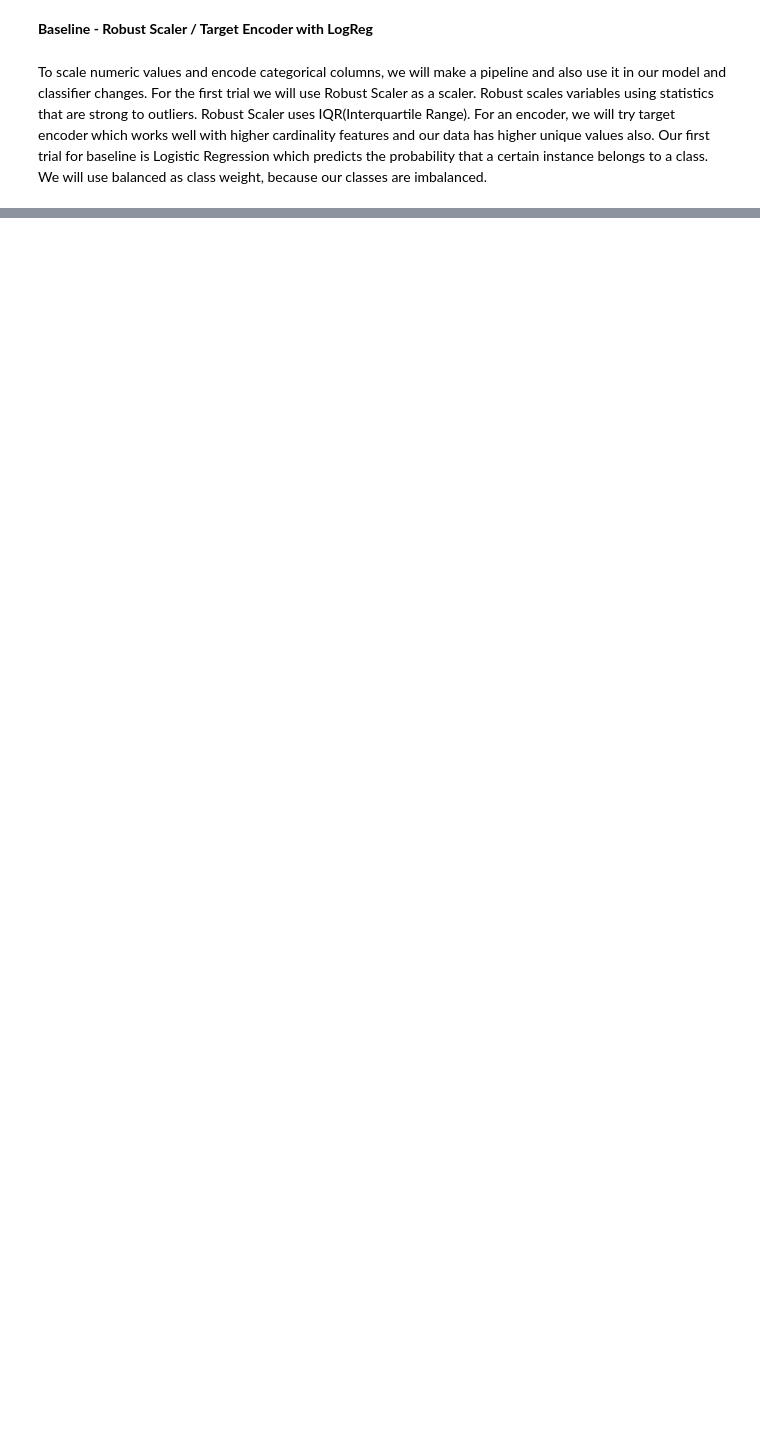
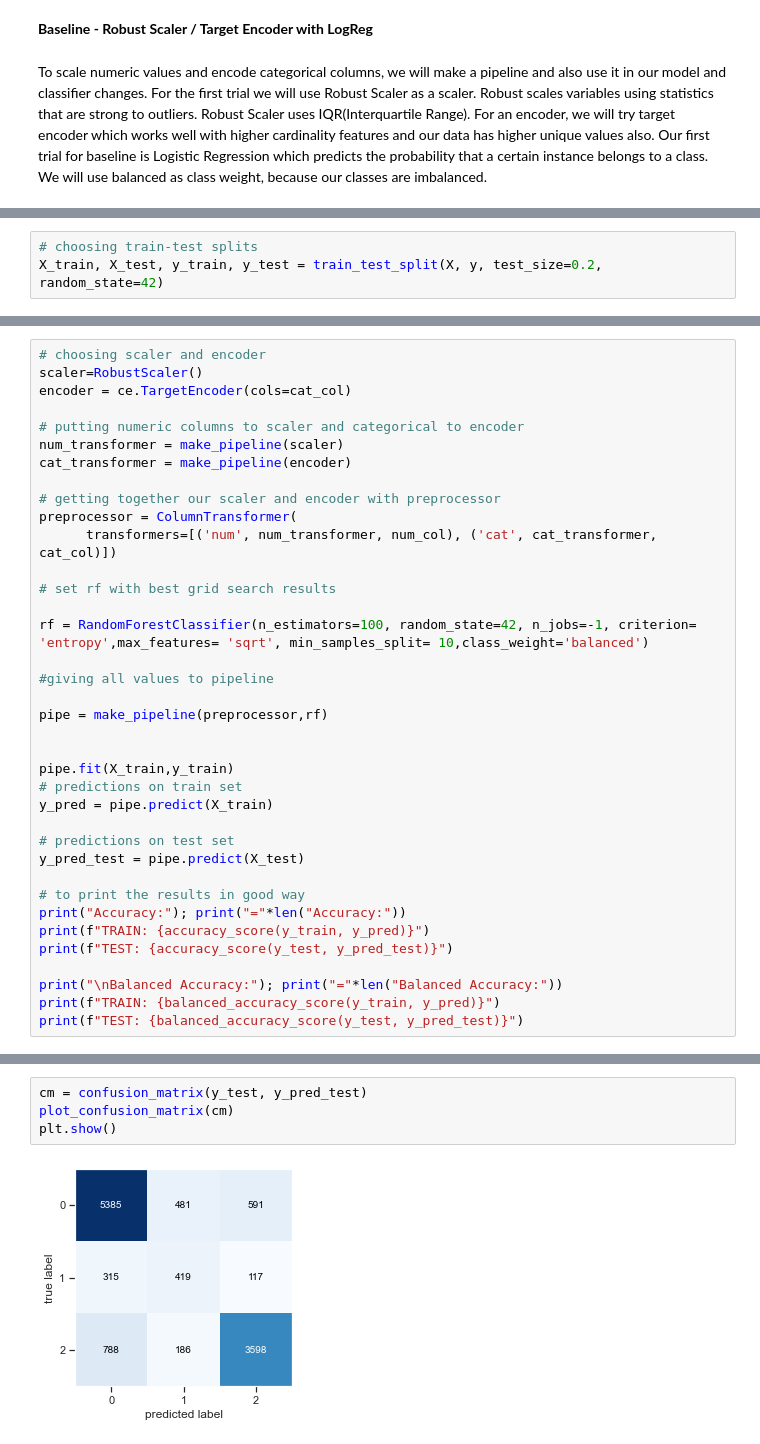
Before and after one commit to GaturaN/Tanzania_water_wells, a Jupyter notebook: modelling.ipynb, the cells around one changed output, grey strips where cells are left out. Cells and saved outputs as stored; diff of their text form; blank space fills up the shorter version.

```diff
--- a/modelling.ipynb
+++ b/modelling.ipynb
@@ -242,0 +534,3 @@ ValueError: A given column is not a column of the dataframe
+# %%
+# choosing train-test splits
+X_train, X_test, y_train, y_test = train_test_split(X, y, test_size=0.2, random_state=42)
@@ -242,0 +541,37 @@ ValueError: A given column is not a column of the dataframe
+# %%
+# choosing scaler and encoder
+scaler=RobustScaler()
+encoder = ce.TargetEncoder(cols=cat_col)
+
+# putting numeric columns to scaler and categorical to encoder
+num_transformer = make_pipeline(scaler)
+cat_transformer = make_pipeline(encoder)
+
+# getting together our scaler and encoder with preprocessor
+preprocessor = ColumnTransformer(
+      transformers=[('num', num_transformer, num_col), ('cat', cat_transformer, cat_col)])
+
+# set rf with best grid search results
+
+rf = RandomForestClassifier(n_estimators=100, random_state=42, n_jobs=-1, criterion= 'entropy',max_features= 'sqrt', min_samples_split= 10,class_weight='balanced')
+
+#giving all values to pipeline
+
+pipe = make_pipeline(preprocessor,rf)
+
+
+pipe.fit(X_train,y_train)
+# predictions on train set
+y_pred = pipe.predict(X_train)
+
+# predictions on test set
+y_pred_test = pipe.predict(X_test)
+
+# to print the results in good way
+print("Accuracy:"); print("="*len("Accuracy:"))
+print(f"TRAIN: {accuracy_score(y_train, y_pred)}")
+print(f"TEST: {accuracy_score(y_test, y_pred_test)}")
+
+print("\nBalanced Accuracy:"); print("="*len("Balanced Accuracy:"))
+print(f"TRAIN: {balanced_accuracy_score(y_train, y_pred)}")
+print(f"TEST: {balanced_accuracy_score(y_test, y_pred_test)}")
@@ -242,0 +588,6 @@ ValueError: A given column is not a column of the dataframe
+# %%
+cm = confusion_matrix(y_test, y_pred_test)
+plot_confusion_matrix(cm)
+plt.show()
+# %% [output]
+[figure, added]
```
Also changed, not shown: parts of 68 cells of this notebook, 1 other file.
